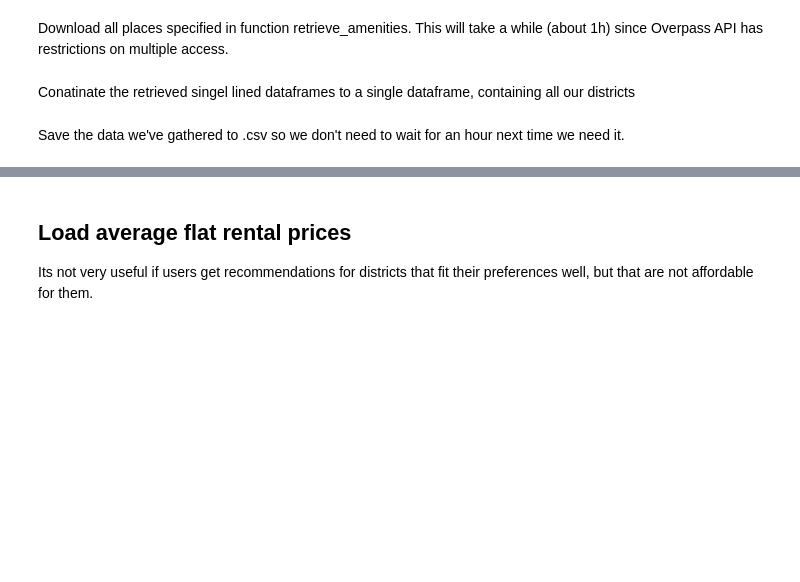
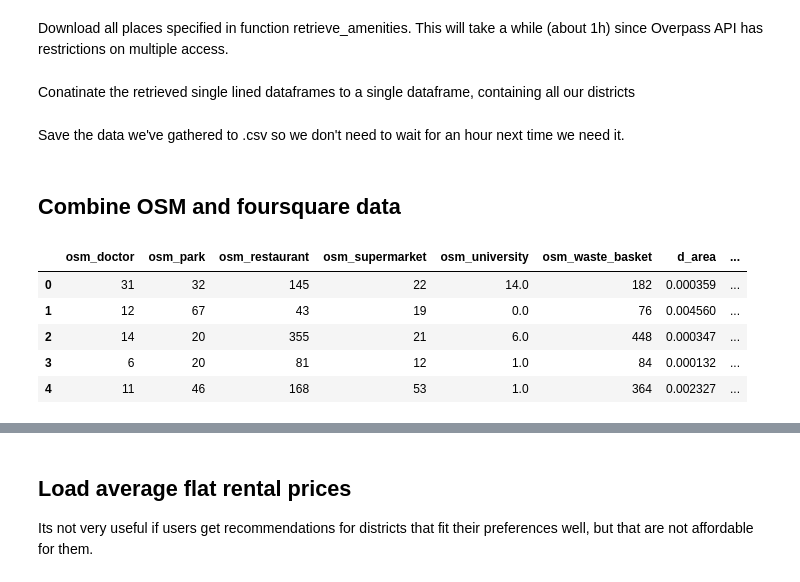
Before and after one commit to davemaier/data-science-capstone, a Jupyter notebook: Vienna District Recommender.ipynb, the cells around one changed output, grey strips where cells are left out. Drawn from its saved outputs; the diff is of its cells as text; code cells hidden in the pictures; blank space fills up the shorter version.

```diff
--- a/Vienna District Recommender.ipynb
+++ b/Vienna District Recommender.ipynb
@@ -290,5 +291,5 @@ for i, row in gdf_vienna.iterrows():
 
     places.append(group_places(places_raw, row['name'], row['ref'], area))
 # %% [markdown]
-Conatinate the retrieved singel lined dataframes to a single dataframe, containing all our districts
+Conatinate the retrieved single lined dataframes to a single dataframe, containing all our districts
 # %%
@@ -303,0 +314,11 @@ df_places.to_csv('vienna_osm_places.csv')
+# %% [markdown]
+## Combine OSM and foursquare data
+# %%
+df_osm_places.head()
+# %% [output]
+|  | osm_doctor | osm_park | osm_restaurant | osm_supermarket | osm_university | osm_waste_basket | d_area | ... |
+| 0 | 31 | 32 | 145 | 22 | 14.0 | 182 | 0.000359 | ... |
+| 1 | 12 | 67 | 43 | 19 | 0.0 | 76 | 0.004560 | ... |
+| 2 | 14 | 20 | 355 | 21 | 6.0 | 448 | 0.000347 | ... |
+| 3 | 6 | 20 | 81 | 12 | 1.0 | 84 | 0.000132 | ... |
+| 4 | 11 | 46 | 168 | 53 | 1.0 | 364 | 0.002327 | ... |
```
Also changed, not shown: parts of 27 cells of this notebook.
